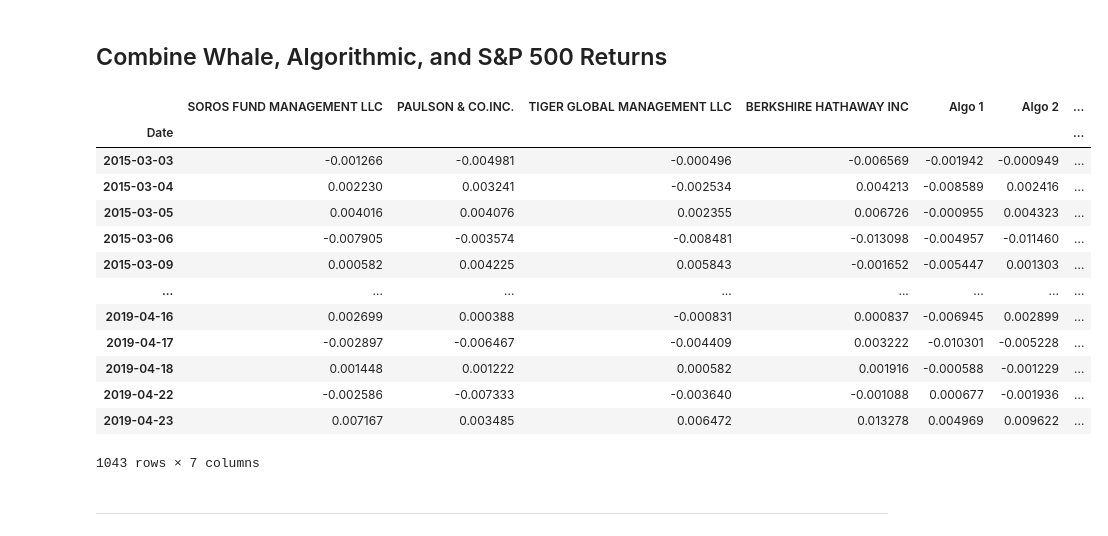
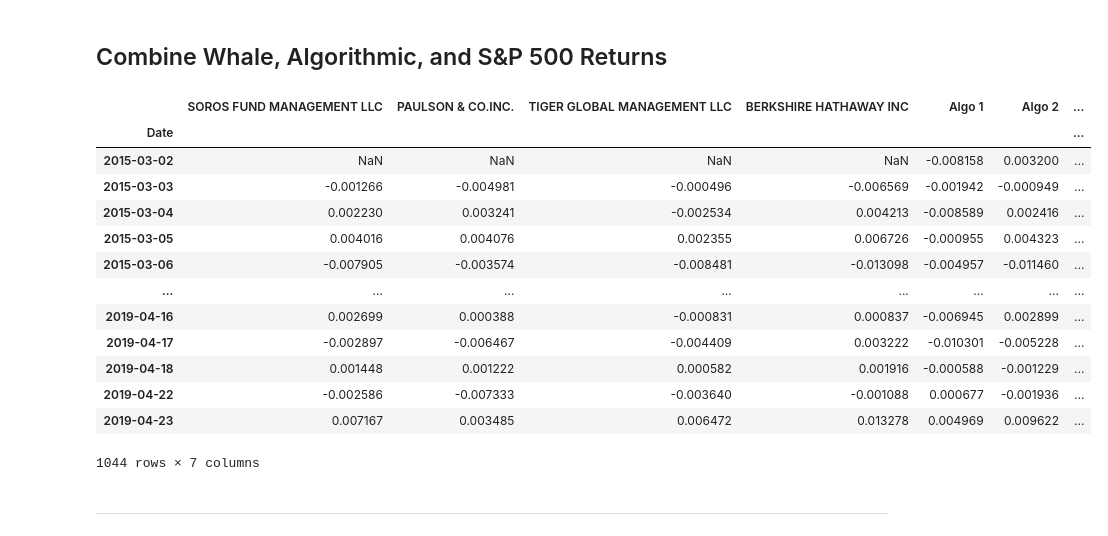
Before and after one commit to fintech-lex/whale_portfolios, a Jupyter notebook: whale_analysis.ipynb, the cells around one changed output. Cells and saved outputs as stored; diff of their text form; code cells hidden in the pictures.

```diff
--- a/whale_analysis.ipynb
+++ b/whale_analysis.ipynb
@@ -106,9 +106,7 @@ dtype: object
 # %%
 # Fix Data Types
 
-sp_df['Close'] = sp_df['Close'].astype(float)
-# fix_sp_df = sp_df['Close'].str.replace('$', '').astype(float)
-fix_sp_df = sp_df
+sp_df['Close'] = sp_df['Close'].str.replace('$', '', regex=True).astype(float)
 sp_df
 # %% [output]
 |  | Close |
@@ -158,7 +156,5 @@ dtype: int64
 # %%
 # Rename `Close` Column to be specific to this portfolio.
 
-# sp_df_new = sp_df.columns('Real Results')
-# sp_df_new.head()
-
-clean_sp_df = sp_df.rename({'Close': 'Results'}, axis='columns').inline=True
+sp_df.rename({'Close': 'S&P 500 Closing Prices'}, axis='columns', inplace=True)
+sp_df.describe()
@@ -167,32 +173,27 @@ clean_sp_df = sp_df.rename({'Close': 'Results'}, axis='columns').inline=True
 # %%
 # Join Whale Returns, Algorithmic Returns, and the S&P 500 Returns into a single DataFrame with columns for each portfolio's returns.
 
-# whale_df1 = whale_df(['Date']).to_datetime(df['Date'])
-# algo_df1 = algo_df(['Date']).to_datetime(df['Date'])
-# sp_df1 = sp_df(['Date']).to_datetime(df['Date'])
+combine = pd.concat([whale_df, algo_df, sp_df], axis="columns", join="inner")
+portsonly = pd.concat([whale_nonull, algo_nonull], axis='columns', join='inner')
+# combine.sort_index(inplace=True)
 
-combine = pd.concat([whale_nonull, algo_nonull, sp_df], axis="columns", join="inner")
-combine.sort_index(inplace=True)
 combine
-
-# new_combine
-# combined2 = combined.dropna()
-# combined2.head()
+# portsonly
 # %% [output]
 |  | SOROS FUND MANAGEMENT LLC | PAULSON & CO.INC. | TIGER GLOBAL MANAGEMENT LLC | BERKSHIRE HATHAWAY INC | Algo 1 | Algo 2 | ... |
 | Date |  |  |  |  |  |  | ... |
+| 2015-03-02 | NaN | NaN | NaN | NaN | -0.008158 | 0.003200 | ... |
 | 2015-03-03 | -0.001266 | -0.004981 | -0.000496 | -0.006569 | -0.001942 | -0.000949 | ... |
 | 2015-03-04 | 0.002230 | 0.003241 | -0.002534 | 0.004213 | -0.008589 | 0.002416 | ... |
 | 2015-03-05 | 0.004016 | 0.004076 | 0.002355 | 0.006726 | -0.000955 | 0.004323 | ... |
 | 2015-03-06 | -0.007905 | -0.003574 | -0.008481 | -0.013098 | -0.004957 | -0.011460 | ... |
-| 2015-03-09 | 0.000582 | 0.004225 | 0.005843 | -0.001652 | -0.005447 | 0.001303 | ... |
 | ... | ... | ... | ... | ... | ... | ... | ... |
 | 2019-04-16 | 0.002699 | 0.000388 | -0.000831 | 0.000837 | -0.006945 | 0.002899 | ... |
 | 2019-04-17 | -0.002897 | -0.006467 | -0.004409 | 0.003222 | -0.010301 | -0.005228 | ... |
 | 2019-04-18 | 0.001448 | 0.001222 | 0.000582 | 0.001916 | -0.000588 | -0.001229 | ... |
 | 2019-04-22 | -0.002586 | -0.007333 | -0.003640 | -0.001088 | 0.000677 | -0.001936 | ... |
 | 2019-04-23 | 0.007167 | 0.003485 | 0.006472 | 0.013278 | 0.004969 | 0.009622 | ... |
-1043 rows × 7 columns
+1044 rows × 7 columns
 # %% [markdown]
 ---
 # %% [markdown]
```
Also changed, not shown: parts of 18 cells of this notebook, 2 other files.
